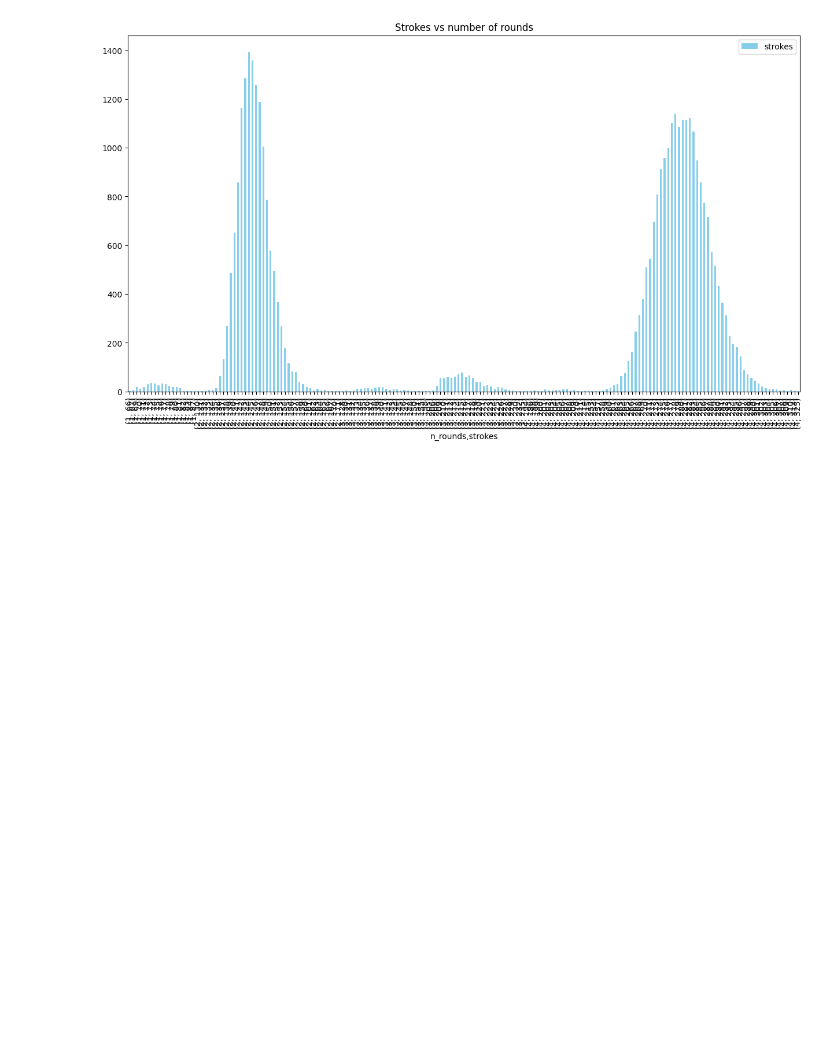
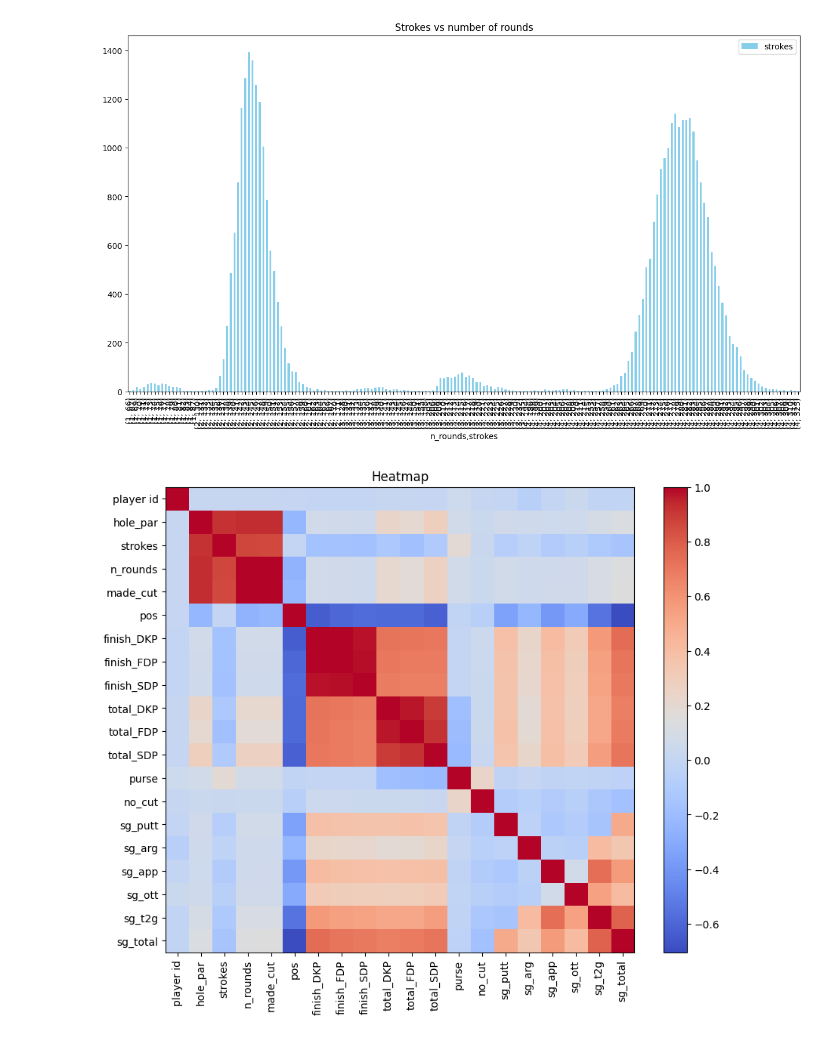
Before and after one commit to CMA-Projects/Machine-Learning-Sports-Analytics, a Jupyter notebook: PGA_Analysis.ipynb, the cells around one changed output. Cells and saved outputs as stored; diff of their text form; code cells hidden in the pictures; blank space fills up the shorter version.

```diff
--- a/PGA_Analysis.ipynb
+++ b/PGA_Analysis.ipynb
@@ -133,3 +133,23 @@ plt.legend()
 plt.show()
 # %% [output]
 [figure]
+# %%
+# Drop columns that have string or object
+column_index = [0,16,13]
+df2 = df2.drop(df2.columns[column_index], axis = 1)
+
+# Calculate the correlation matrix
+correlation_matrix = df2.corr()
+
+# Plotting the heatmap
+plt.figure(figsize = (10,8))
+plt.imshow(correlation_matrix, cmap = 'coolwarm', interpolation='none', aspect='auto')
+plt.colorbar()
+
+# Add labels
+plt.xticks(range(len(correlation_matrix.columns)), correlation_matrix.columns, rotation = 90)
+plt.yticks(range(len(correlation_matrix.columns)), correlation_matrix.columns)
+plt.title('Heatmap')
+plt.show()
+# %% [output]
+[figure, added]
```
Also changed, not shown: parts of 1 cell of this notebook, 2 other files.
